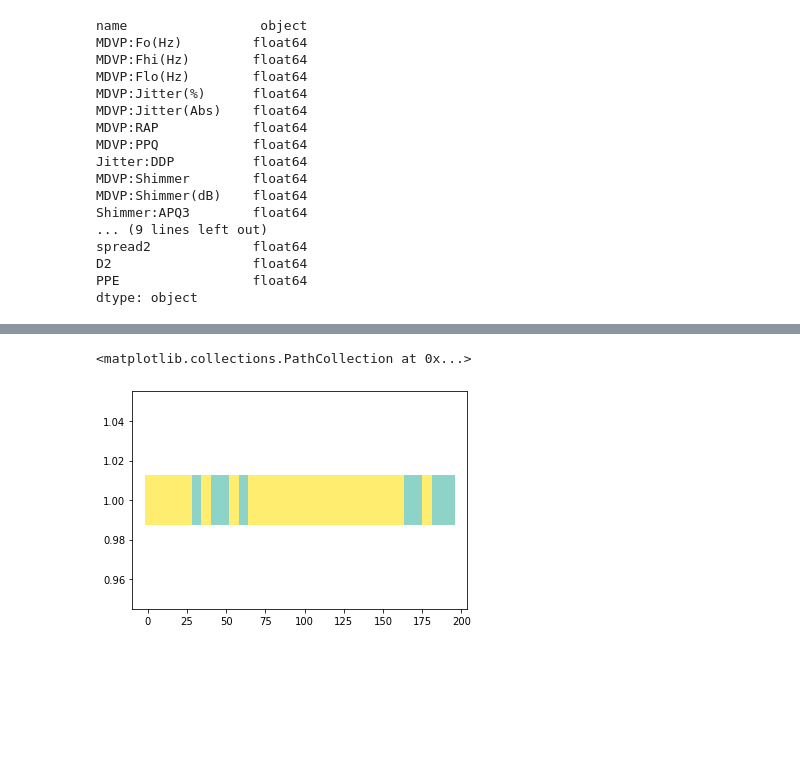
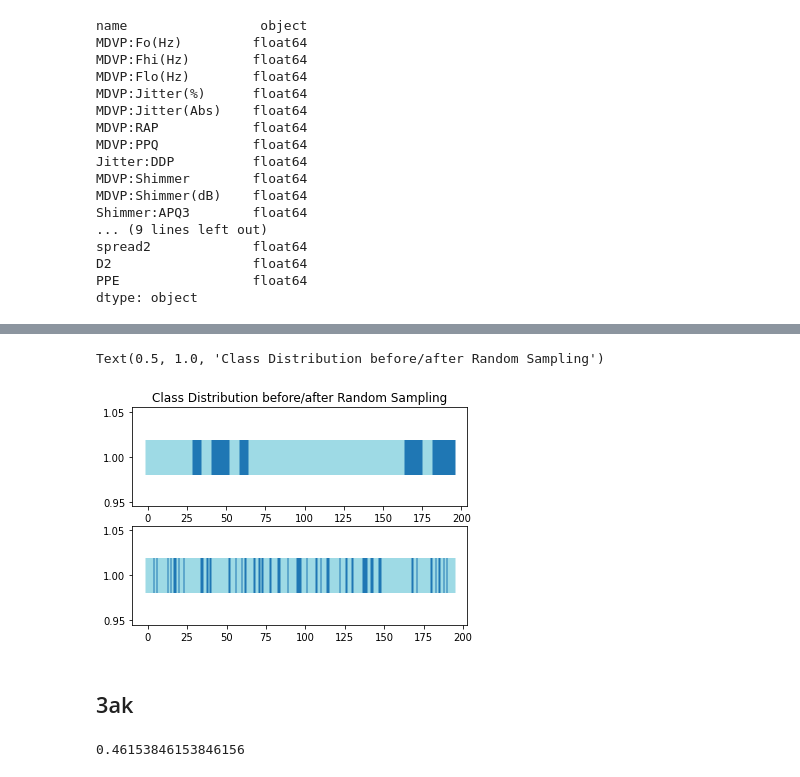
Before and after one commit to he16946/Assignment2020, a Jupyter notebook: Assignment2020.ipynb, the cells around one changed output, grey strips where cells are left out. Saved outputs shown, nothing was run; the diff lists cells and outputs as text; code cells hidden in the pictures; blank space fills up the shorter version.

```diff
--- a/Assignment2020.ipynb
+++ b/Assignment2020.ipynb
@@ -87,9 +86,15 @@ df.head(30)
 | 27 | phon_R01_S06_4 | 146.845 | 208.701 | 81.737 | 0.00496 | 0.00003 | 0.00250 | ... |
 | 28 | phon_R01_S06_5 | 155.358 | 227.383 | 80.055 | 0.00310 | 0.00002 | 0.00159 | ... |
 | 29 | phon_R01_S06_6 | 162.568 | 198.346 | 77.630 | 0.00502 | 0.00003 | 0.00280 | ... |
-# %%
-s = df['status']
-plt.scatter(range(len(s)),  [1] * len(s), c=s, marker='_', lw=50, cmap='Set3')
-# %% [output]
-<matplotlib.collections.PathCollection at 0x...>
-[figure, removed]
+# %%
+mixat = df.sample(n=194, replace= False, axis= 0, random_state = 36)
+
+fig1, (ax1, ax2) = plt.subplots(ncols=1, nrows=2 )
+
+ax1.scatter(range(len(df['status'])),  [1] * len(df['status']), c=df['status'], marker='_', lw=35, cmap='tab20')
+ax2.scatter(range(len(mixat['status'])),  [1] * len(mixat['status']), c=mixat['status'], marker='_', lw=35, cmap='tab20')
+
+ax1.set_title('Class Distribution before/after Random Sampling')
+# %% [output]
+Text(0.5, 1.0, 'Class Distribution before/after Random Sampling')
+[figure, added]
@@ -95,0 +111,9 @@ plt.scatter(range(len(s)),  [1] * len(s), c=s, marker='_', lw=50, cmap='Set3')
+# %% [markdown]
+## 3ak
+# %%
+from sklearn.dummy import DummyClassifier
+dummy = DummyClassifier(strategy='uniform', random_state=1)
+dummy.fit(x_train, y_train)
+dummy.score(x_test, y_test)
+# %% [output]
+0.46153846153846156
```
Also changed, not shown: parts of 13 cells of this notebook.
